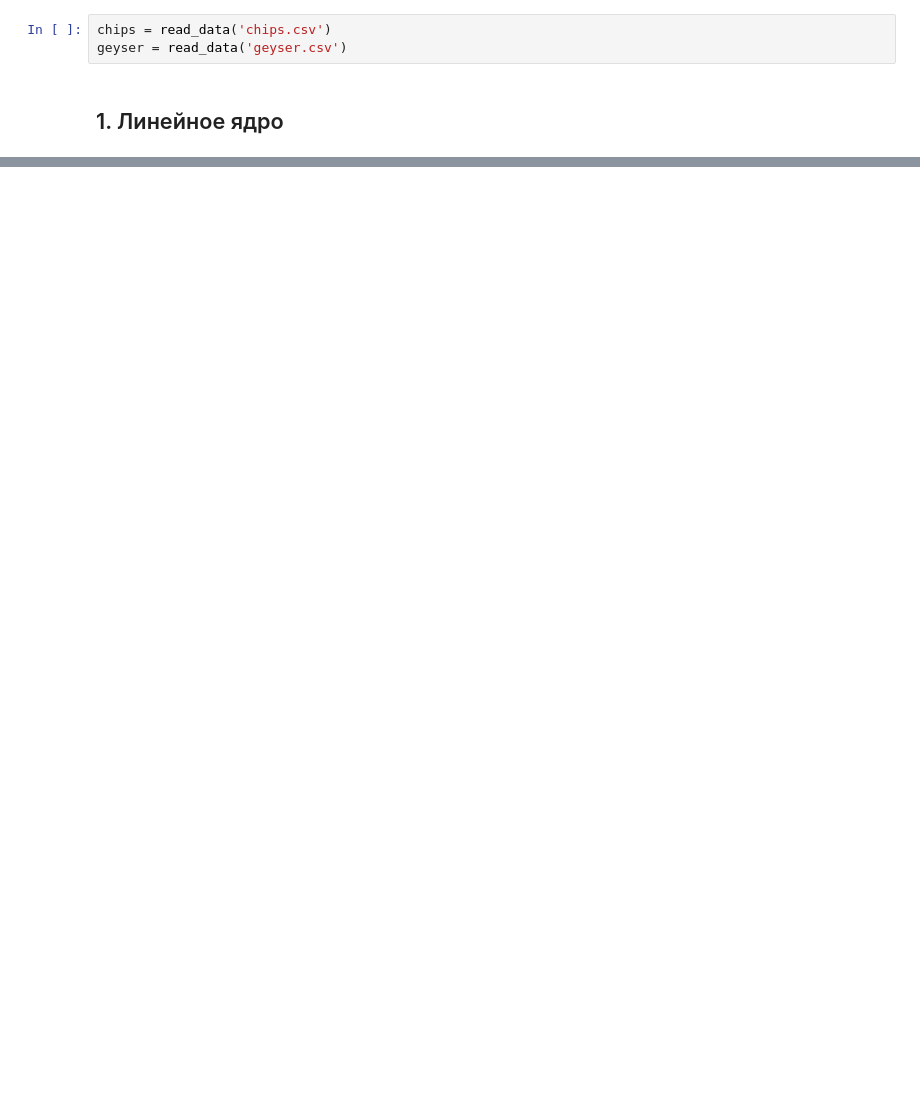
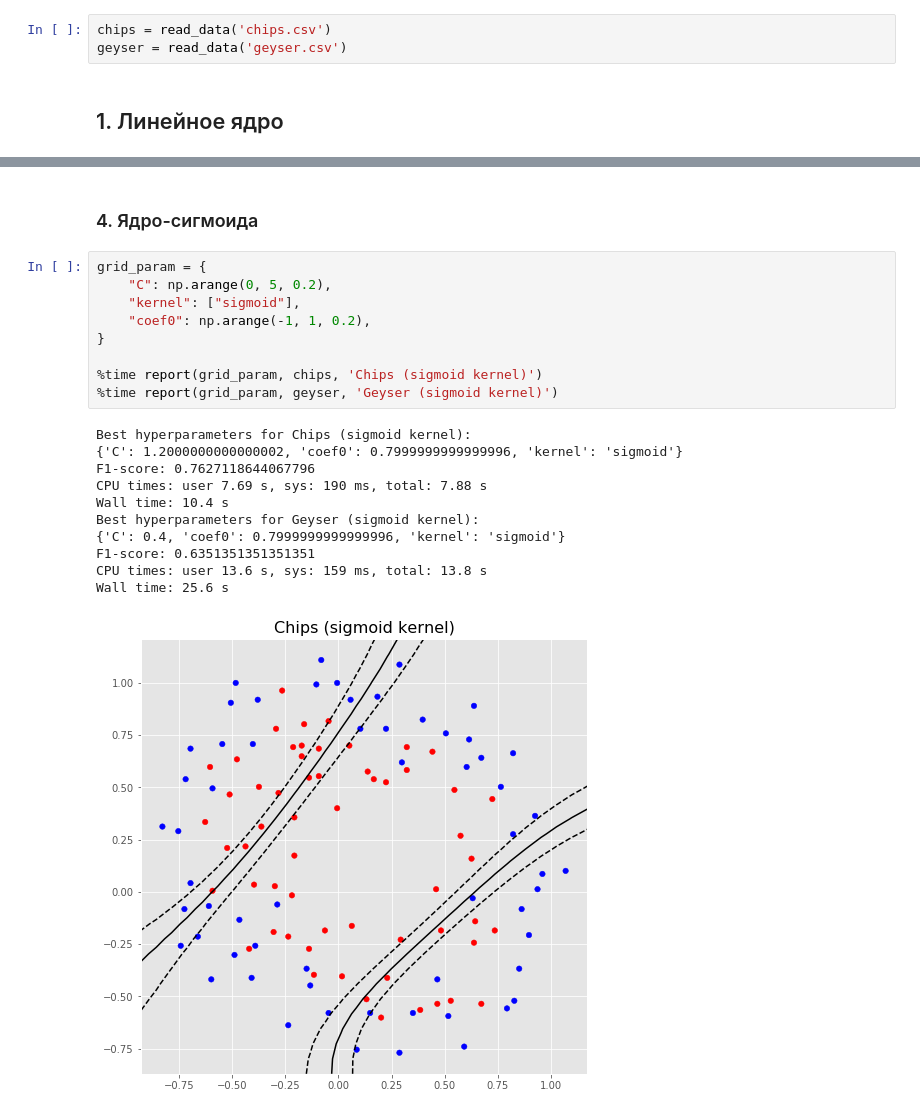
Before and after one commit to BakasaRus/IntelligentSystems, a Jupyter notebook: Labs/SVM.ipynb, the cells around one changed output, grey strips where cells are left out. Cells and saved outputs as stored; diff of their text form; blank space fills up the shorter version.

```diff
--- a/Labs/SVM.ipynb
+++ b/Labs/SVM.ipynb
@@ -88,0 +135,23 @@ Wall time: 3.4 s
+# %% [markdown]
+### 4. Ядро-сигмоида
+# %%
+grid_param = {
+    "C": np.arange(0, 5, 0.2),
+    "kernel": ["sigmoid"],
+    "coef0": np.arange(-1, 1, 0.2),
+}
+
+%time report(grid_param, chips, 'Chips (sigmoid kernel)')
+%time report(grid_param, geyser, 'Geyser (sigmoid kernel)')
+# %% [output]
+Best hyperparameters for Chips (sigmoid kernel):
+{'C': 1.2000000000000002, 'coef0': 0.7999999999999996, 'kernel': 'sigmoid'}
+F1-score: 0.7627118644067796
+CPU times: user 7.69 s, sys: 190 ms, total: 7.88 s
+Wall time: 10.4 s
+Best hyperparameters for Geyser (sigmoid kernel):
+{'C': 0.4, 'coef0': 0.7999999999999996, 'kernel': 'sigmoid'}
+F1-score: 0.6351351351351351
+CPU times: user 13.6 s, sys: 159 ms, total: 13.8 s
+Wall time: 25.6 s
+[figure, added]
```
Also changed, not shown: parts of 11 cells of this notebook.
